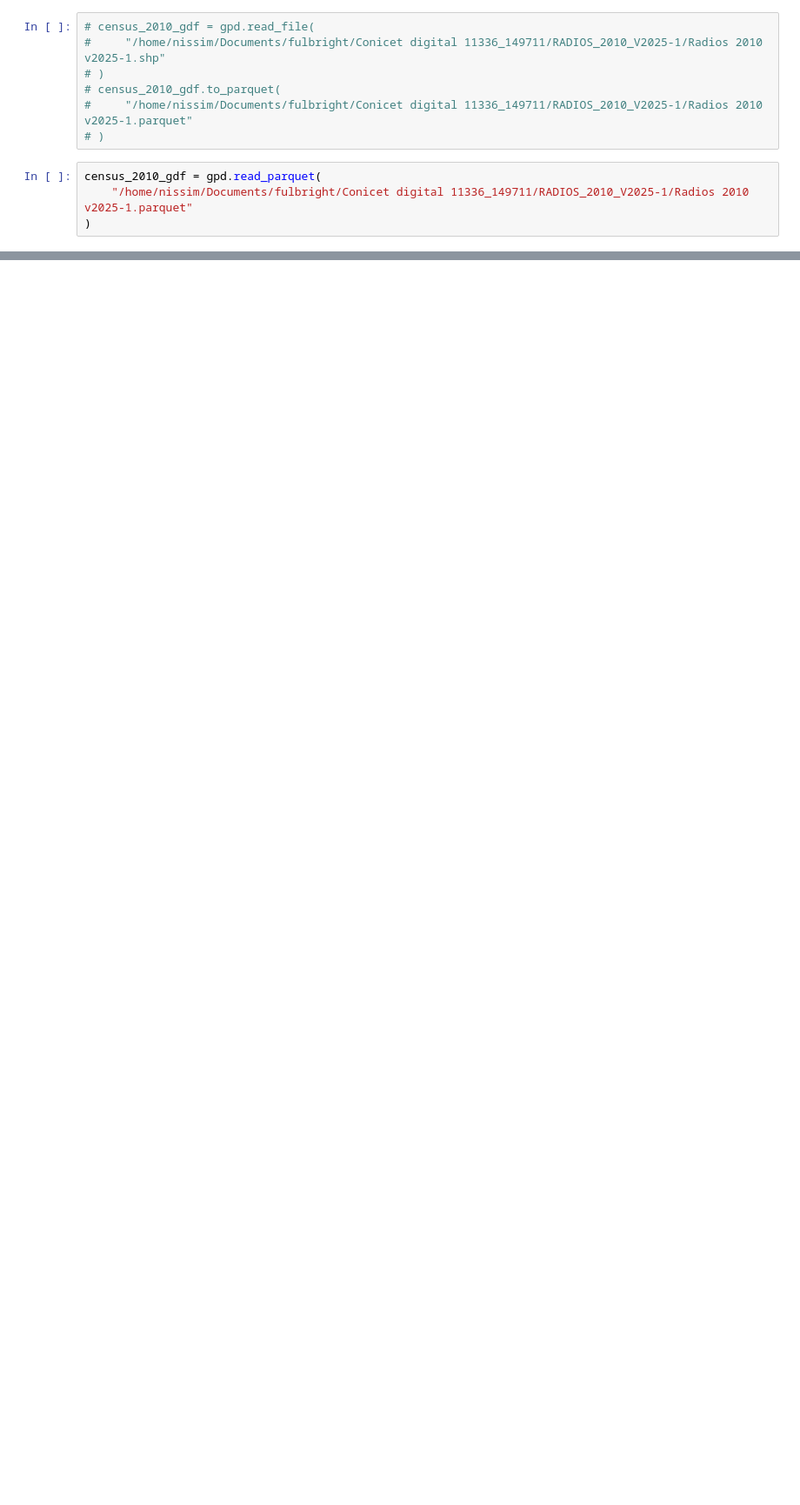
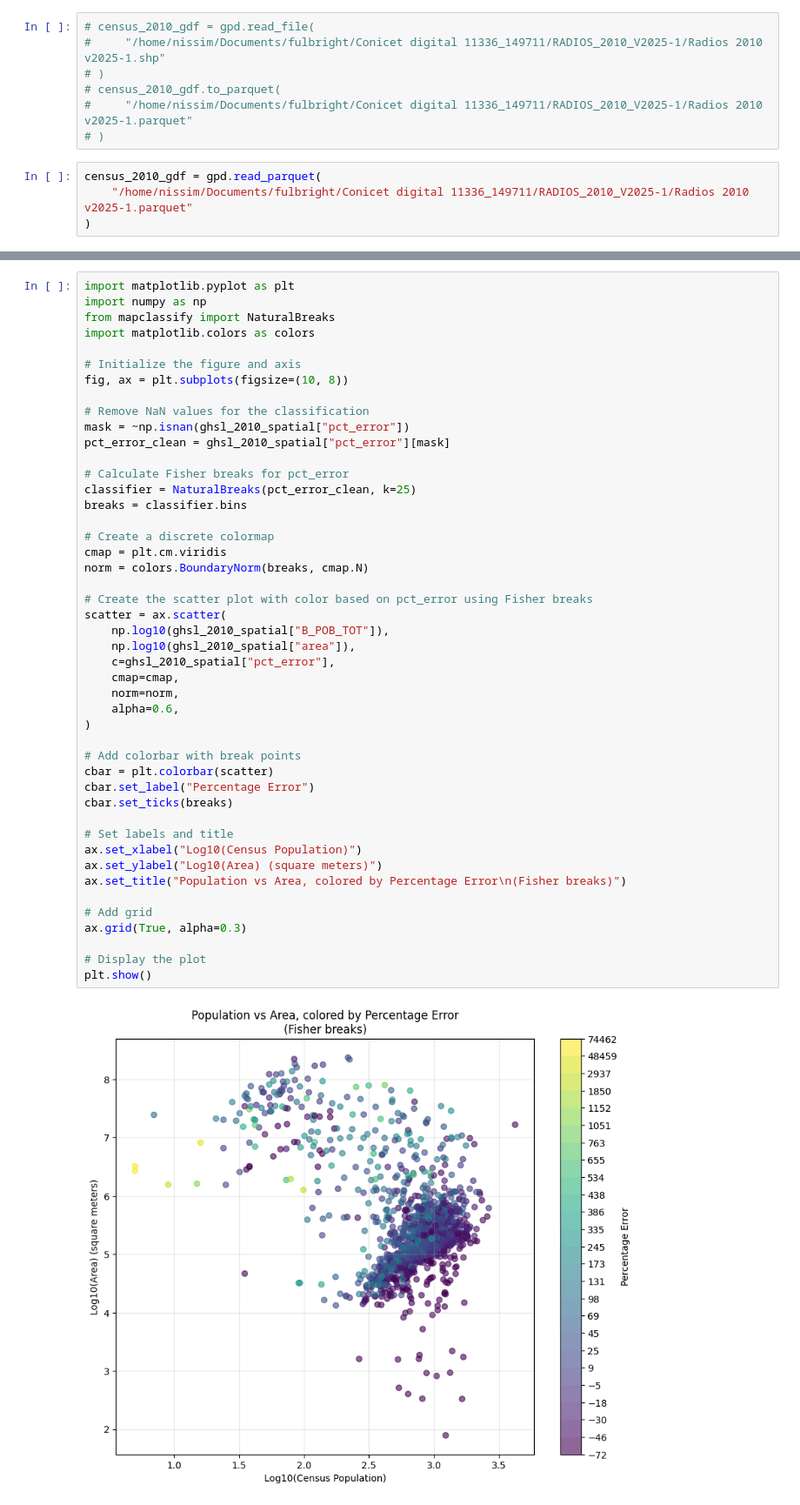
Before and after one commit to nlebovits/ciut-tablero, a Jupyter notebook: notebooks/exposicion.ipynb, the cells around one changed output, grey strips where cells are left out. Shown at 87% size. Drawn from its saved outputs; the diff is of its cells as text; blank space fills up the shorter version.

```diff
--- a/notebooks/exposicion.ipynb
+++ b/notebooks/exposicion.ipynb
@@ -379,0 +289,48 @@ Name: pct_error, dtype: float64
+# %%
+import matplotlib.pyplot as plt
+import numpy as np
+from mapclassify import NaturalBreaks
+import matplotlib.colors as colors
+
+# Initialize the figure and axis
+fig, ax = plt.subplots(figsize=(10, 8))
+
+# Remove NaN values for the classification
+mask = ~np.isnan(ghsl_2010_spatial["pct_error"])
+pct_error_clean = ghsl_2010_spatial["pct_error"][mask]
+
+# Calculate Fisher breaks for pct_error
+classifier = NaturalBreaks(pct_error_clean, k=25)
+breaks = classifier.bins
+
+# Create a discrete colormap
+cmap = plt.cm.viridis
+norm = colors.BoundaryNorm(breaks, cmap.N)
+
+# Create the scatter plot with color based on pct_error using Fisher breaks
+scatter = ax.scatter(
+    np.log10(ghsl_2010_spatial["B_POB_TOT"]),
+    np.log10(ghsl_2010_spatial["area"]),
+    c=ghsl_2010_spatial["pct_error"],
+    cmap=cmap,
+    norm=norm,
+    alpha=0.6,
+)
+
+# Add colorbar with break points
+cbar = plt.colorbar(scatter)
+cbar.set_label("Percentage Error")
+cbar.set_ticks(breaks)
+
+# Set labels and title
+ax.set_xlabel("Log10(Census Population)")
+ax.set_ylabel("Log10(Area) (square meters)")
+ax.set_title("Population vs Area, colored by Percentage Error\n(Fisher breaks)")
+
+# Add grid
+ax.grid(True, alpha=0.3)
+
+# Display the plot
+plt.show()
+# %% [output]
+[figure, added]
```
Also changed, not shown: parts of 42 cells of this notebook, 3 other files.
